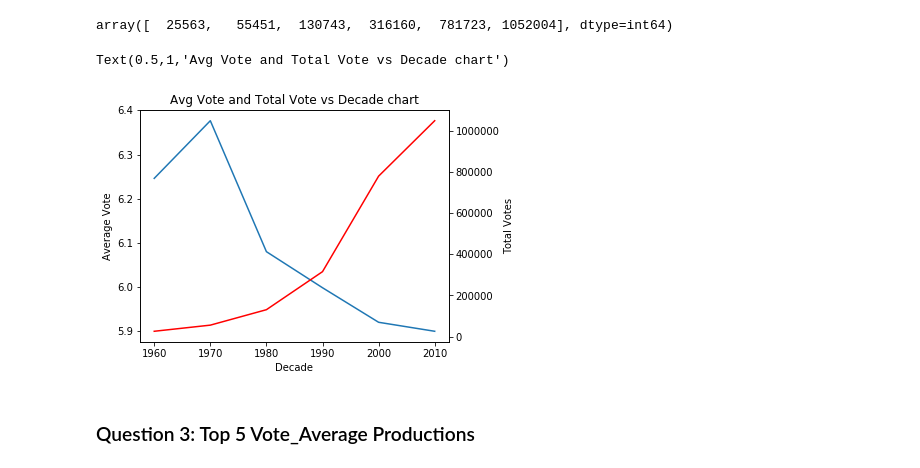
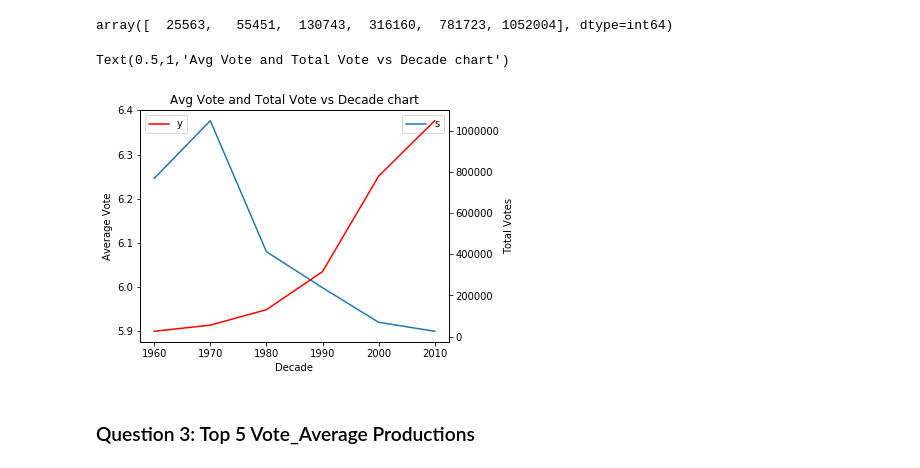
Before and after one commit to naquraishi/DataAnalystND, a Jupyter notebook: Project_1_TMDB_Movies_DataAnalysis.ipynb, the cells around one changed output. Drawn from its saved outputs; the diff is of its cells as text; code cells hidden in the pictures.

```diff
--- a/Project_1_TMDB_Movies_DataAnalysis.ipynb
+++ b/Project_1_TMDB_Movies_DataAnalysis.ipynb
@@ -213,18 +213,20 @@ array([  25563,   55451,  130743,  316160,  781723, 1052004], dtype=int64)
 # %%
 # Plotting the vote_average and total vote_count for last decades
 decade_vote_df = pd.DataFrame.from_dict({'vote_avg': decade_avg_vote,  'decade': np.array(['1960', '1970', '1980', '1990', '2000','2010']), 'vote_count': decade_total_vote_count})
 fig, ax1 = plt.subplots()
-ax1.plot(decade_vote_df.decade,decade_vote_df.vote_avg)
+ax1.plot(decade_vote_df.decade,decade_vote_df.vote_avg, label='')
+plt.legend()
 ax1.set_xlabel('Decade')
 ax1.set_ylabel('Average Vote')
 ax2=ax1.twinx()
-ax2.plot(decade_vote_df.decade,decade_vote_df.vote_count, color='r')
+ax2.plot(decade_vote_df.decade,decade_vote_df.vote_count, color='r', label='y')
 ax2.set_ylabel('Total Votes')
+plt.legend()
 fig.tight_layout()
 ax1.set_title("Avg Vote and Total Vote vs Decade chart")
 # %% [output]
 Text(0.5,1,'Avg Vote and Total Vote vs Decade chart')
-[figure, old version]
+[figure, new version]
 # %% [markdown]
 ### Question 3: Top 5 Vote_Average Productions
 # %%
```
